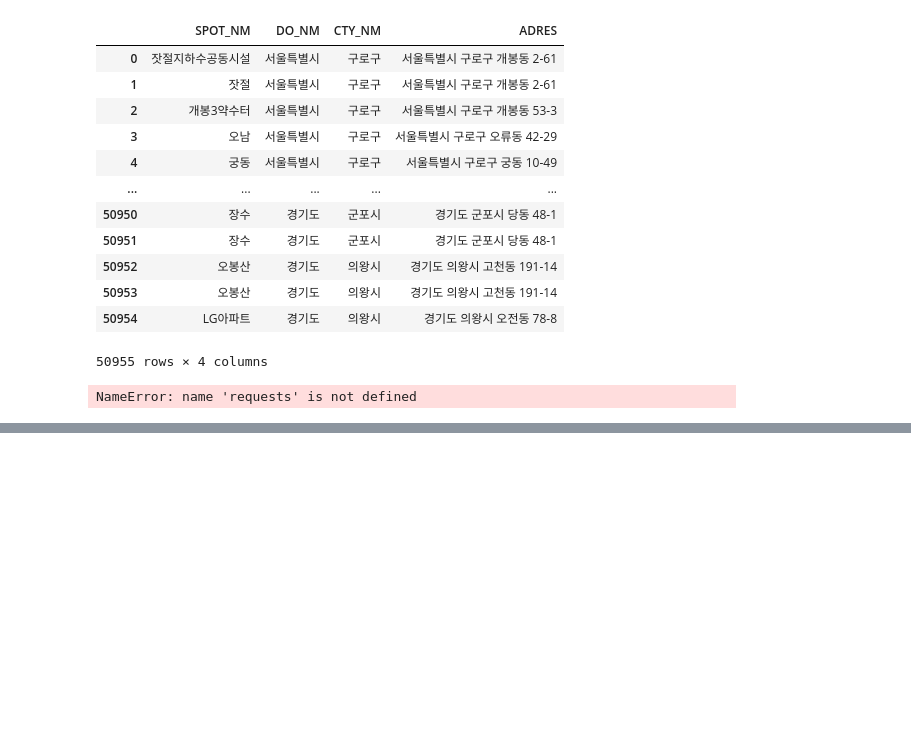
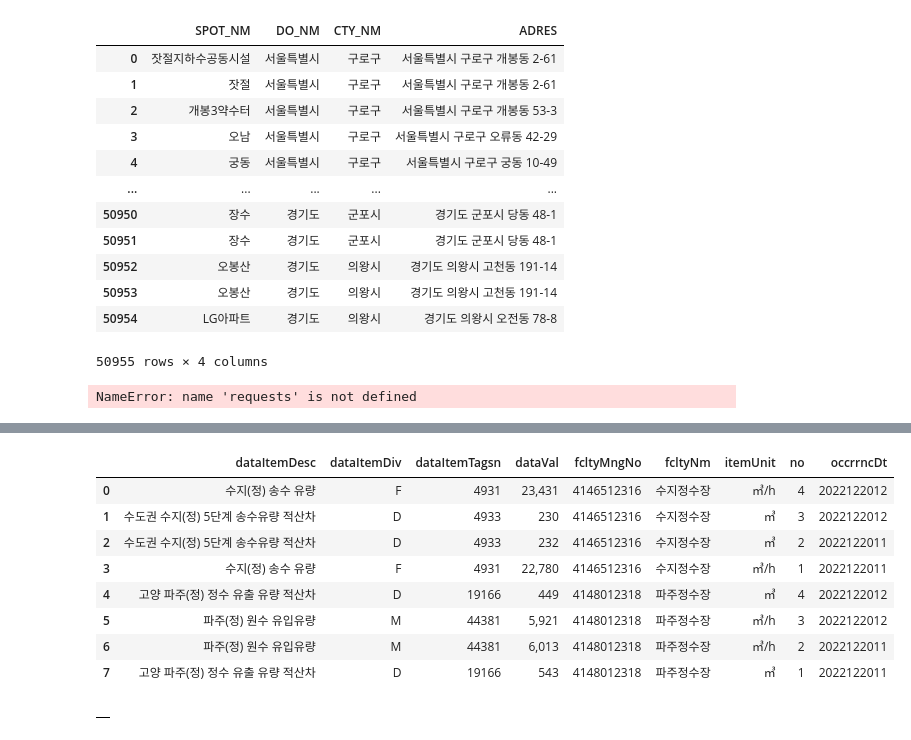
Before and after one commit to whdgus928/emergency-web, a Jupyter notebook: api_test.ipynb, the cells around one changed output, grey strips where cells are left out. Drawn from its saved outputs; the diff is of its cells as text; code cells hidden in the pictures; blank space fills up the shorter version.

```diff
--- a/api_test.ipynb
+++ b/api_test.ipynb
@@ -391,8 +411,8 @@ import pandas as pd
 from pprint import pprint
 import bs4
 
-#url='http://223.130.129.189:9191/getWaterFlux/sujCode=318&stDt=2022-12-01&stTm=00&edDt=2022-12-01&edTm=02'
-url='http://223.130.129.189:9191/getWaterFlux/stDt=2022-12-01&stTm=00&edDt=2022-12-01&edTm=02&numOfRows=1000&pageNo=1'
+url='http://223.130.129.189:9191/getWaterFlux/sujCode=318&stDt=2022-12-21&stTm=10&edDt=2022-12-21&edTm=11'
+#url='http://223.130.129.189:9191/getWaterFlux/sujCode=316&stDt=2022-12-01&stTm=00&edDt=2022-12-01&edTm=01&numOfRows=500&pageNo=1'
 response = requests.get(url)
 content = response.text
 
@@ -420,6 +440,6 @@ for i in range(0, len(rows)):
 #xml값 DataFrame으로 만들기
 corona_df = pd.DataFrame(row_list, columns=name_list)
 
-print(corona_df)
+corona_df
 #corona_df.to_csv('정수장.csv',encoding='utf-8-sig')
 # %% [output]
@@ -429,13 +503,21 @@ Index: []
 # %%
 #SPI 가뭄지수정보
-#실시간 유량
 import requests
 import json
 import pandas as pd
 from pprint import pprint
 import bs4
 
-url='http://223.130.129.189:9191/getAnalsInfoList/pageNo=1&numOfRows=100&hjdCd=1168058000&stDt=20221201&edDt=20221214'
+import datetime
+dt_now = datetime.datetime.now()
+# 날짜만 취득
+
+# 2020-09-02
+date=str(dt_now.date()).replace('-','')
+date=int(date)-1
+print(date)
+
+url=f'http://223.130.129.189:9191/getAnalsInfoList/pageNo=1&numOfRows=100&hjdCd=1120052000&stDt={date}&edDt=20221220'
 response = requests.get(url)
 content = response.text
 
@@ -499,3 +568,59 @@ body
 #     body.loc[i,'CTY_NM']=
 
 #a=body[body['CTY_NM'].str.contains('시')]
+# %%
+def flux(df):
+    dt_now = datetime.datetime.now()
+    hour=dt_now.hour
+    date=str(dt_now.date()).replace('-','')
+    date=int(date)-1
+    row_list = [] # 행값
+    value_list = [] #데이터값
+
+    for i in df:
+        url=f'http://223.130.129.189:9191/getWaterFlux/sujCode={i}&stDt={date}&stTm={hour}&edDt={date}&edTm={hour+1}'
+        response = requests.get(url)
+        content = response.text
+
+        xml_obj = bs4.BeautifulSoup(content,'lxml-xml')
+        rows = xml_obj.findAll('item')
+
+        name_list = [] # 열이름값
+
+        for i in range(0, len(rows)):
+            columns = rows[i].find_all()
+            #첫째 행 데이터 수집
+            for j in range(0,len(columns)):
+                if i ==0:
+                    # 컬럼 이름 값 저장
+                    name_list.append(columns[j].name)
+                # 컬럼의 각 데이터 값 저장
+                value_list.append(columns[j].text)
+            # 각 행의 value값 전체 저장
+            row_list.append(value_list)
+            # 데이터 리스트 값 초기화
+            value_list=[]
+
+        #xml값 DataFrame으로 만들기
+        flux_df = pd.DataFrame(row_list, columns=name_list)
+
+        #corona_df.to_csv('정수장.csv',encoding='utf-8-sig')
+    return flux_df
+
+a=[316,318]
+flux(a)
+# %% [output]
+|  | dataItemDesc | dataItemDiv | dataItemTagsn | dataVal | fcltyMngNo | fcltyNm | itemUnit | no | occrrncDt |
+| 0 | 수지(정) 송수 유량 | F | 4931 | 23,431 | 4146512316 | 수지정수장 | ㎥/h | 4 | 2022122012 |
+| 1 | 수도권 수지(정) 5단계 송수유량 적산차 | D | 4933 | 230 | 4146512316 | 수지정수장 | ㎥ | 3 | 2022122012 |
+| 2 | 수도권 수지(정) 5단계 송수유량 적산차 | D | 4933 | 232 | 4146512316 | 수지정수장 | ㎥ | 2 | 2022122011 |
+| 3 | 수지(정) 송수 유량 | F | 4931 | 22,780 | 4146512316 | 수지정수장 | ㎥/h | 1 | 2022122011 |
+| 4 | 고양 파주(정) 정수 유출 유량 적산차 | D | 19166 | 449 | 4148012318 | 파주정수장 | ㎥ | 4 | 2022122012 |
+| 5 | 파주(정) 원수 유입유량 | M | 44381 | 5,921 | 4148012318 | 파주정수장 | ㎥/h | 3 | 2022122012 |
+| 6 | 파주(정) 원수 유입유량 | M | 44381 | 6,013 | 4148012318 | 파주정수장 | ㎥/h | 2 | 2022122011 |
+| 7 | 고양 파주(정) 정수 유출 유량 적산차 | D | 19166 | 543 | 4148012318 | 파주정수장 | ㎥ | 1 | 2022122011 |
+# %%
+flux_df = pd.DataFrame()
+flux_df
+# %% [output]
+|  |
```
Also changed, not shown: parts of 14 cells of this notebook, 19 other files.
